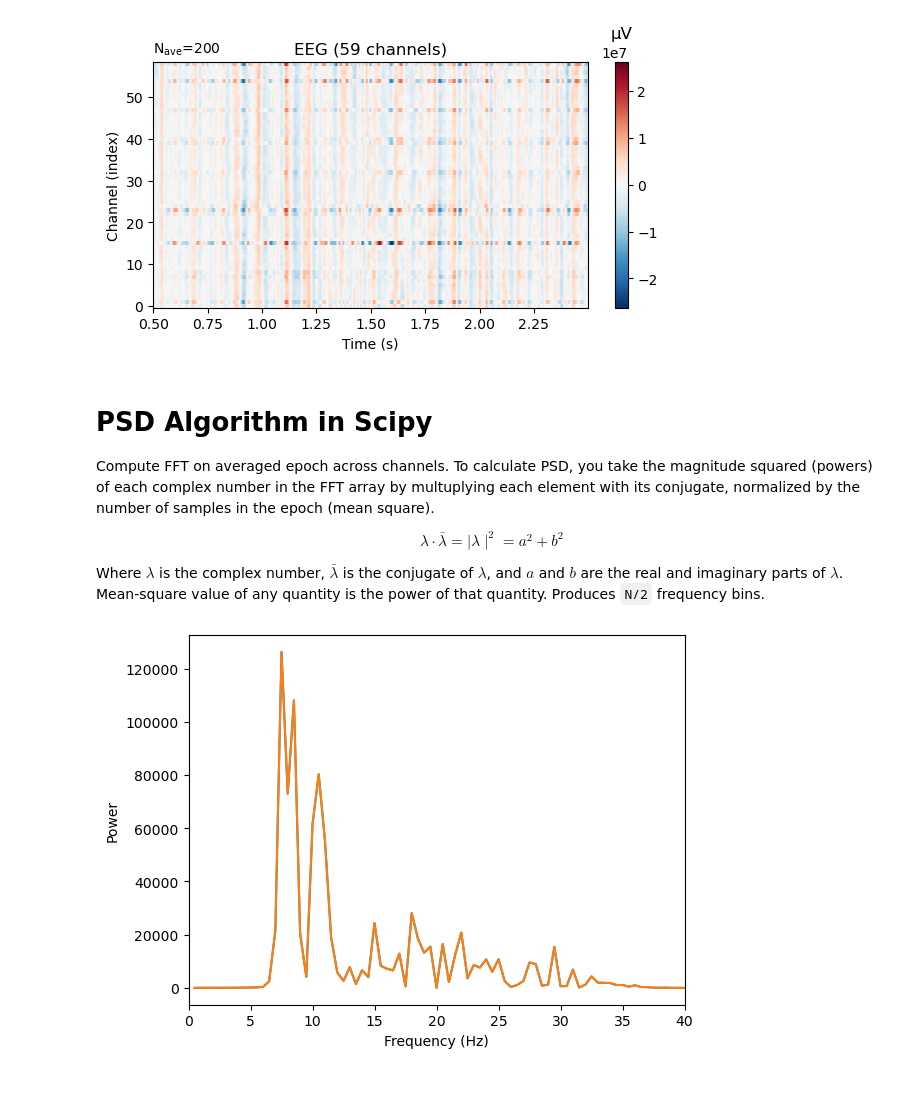
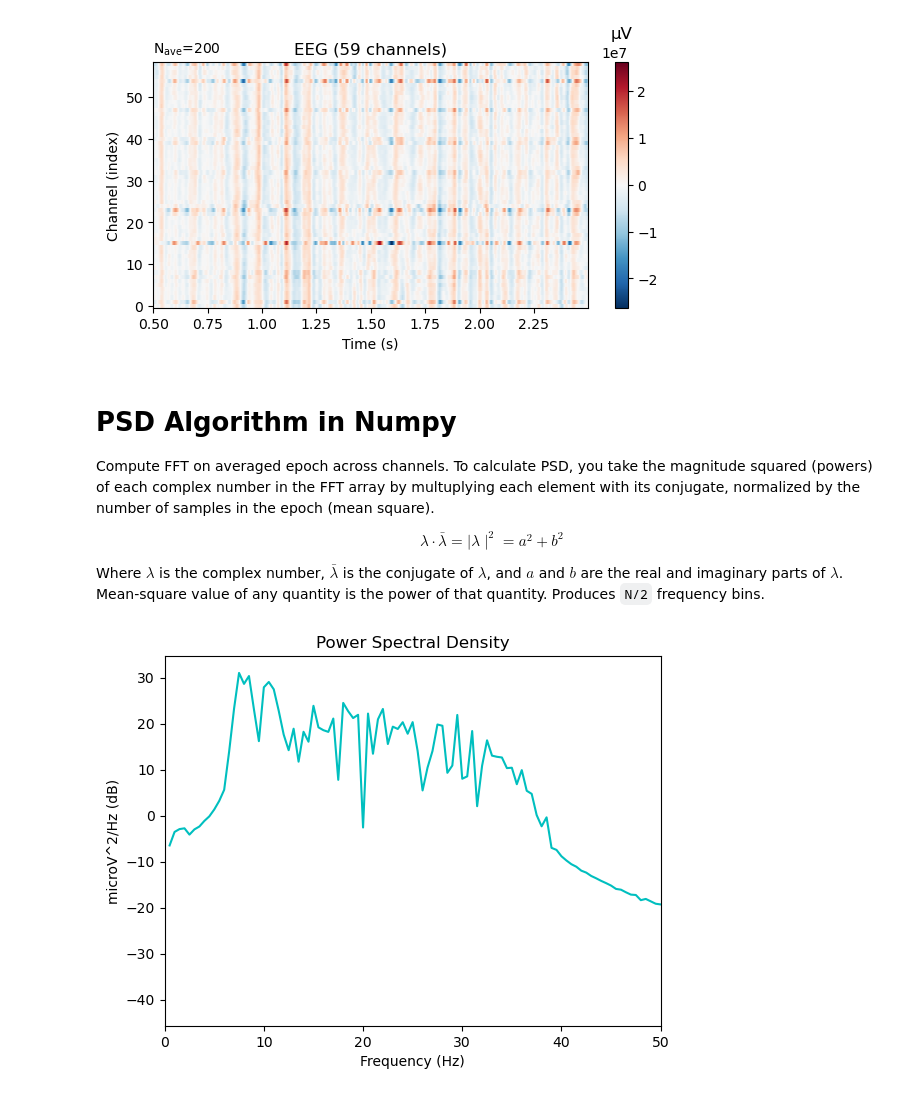
Before and after one commit to anmutechsupport/Energy-Efficient-Decoding-of-EEG-Motor-Imagery-using-Spiking-Legendre-Memory-Units, a Jupyter notebook: preprocessing.ipynb, the cells around one changed output. Saved outputs shown, nothing was run; the diff lists cells and outputs as text; code cells hidden in the pictures.

Commit message:
updated PSD plots

```diff
--- a/preprocessing.ipynb
+++ b/preprocessing.ipynb
@@ -356,8 +356,7 @@ epochs.average().plot_image();
 [figure]
 [figure]
 # %% [markdown]
-# PSD Algorithm in Scipy
-
+# PSD Algorithm in Numpy
 Compute FFT on averaged epoch across channels. To calculate PSD, you take the magnitude squared (powers) of each complex number in the FFT array by multuplying each element with its conjugate, normalized by the number of samples in the epoch (mean square).
 
 $$ \lambda \cdot \bar{\lambda} = \mid\lambda\mid^2 = a^2+b^2 $$
@@ -366,22 +386,25 @@ Where $\lambda$ is the complex number, $\bar{\lambda}$ is the conjugate of $\lam
 # %%
+# params
 f = epochs.get_data()[0]
-# print(sample.shape)
+# print(f.shape)
 t = epochs.times
 dt = t[1] - t[0]
-n = len(t)
+n = int(len(t))
+cal_factor = 0.1 # to convert to microvots
 
 f_avg = np.mean(f, axis=0) # avg across channel
 
-fhat = np.fft.fft(f_avg, n) # len of n -> n/2 unique frequency components in complex form
-PSD = fhat * np.conj(fhat) / n  # go from amp/hz to watts/Hz or powers
-
 freq = (1/(dt*n))*np.arange(n) # frequency axis -> 1/(dt*n) is the frequency resolution
 L = np.arange(1, np.floor(n/2), dtype='int') # only look at the first half of the spectrum
-
-plt.plot(freq[L], PSD[L])
-plt.xlim(0, 40)
-plt.xlabel('Frequency (Hz)')
-plt.ylabel('Power')
-plt.show()
-# %% [output]
-[figure, removed]
+# %%
+# custom dft
+f_dft, f_fft, freq = discrete_ft(f_avg, 1000)
+# print(f_dft)
+# print(f_fft)
+# print(len(freq))
+PSD = np.abs(f_dft)**2 / n * cal_factor ** 2
+plot_psd(freq, PSD, L)
+
+# plot
+# %% [output]
+[figure, added]
```
Also changed, not shown: parts of 3 cells of this notebook.
